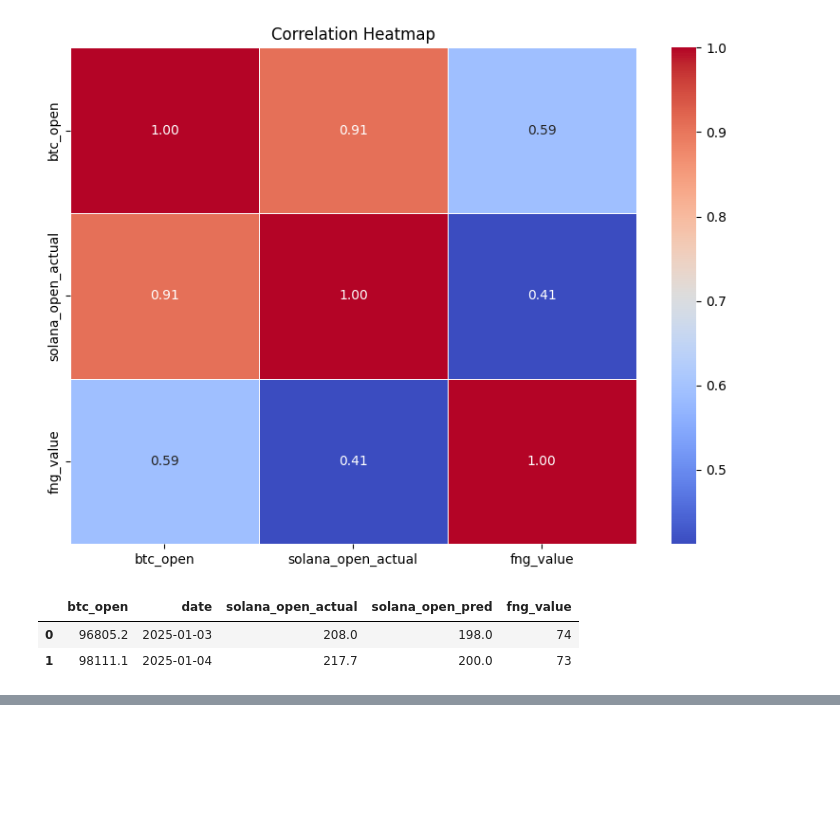
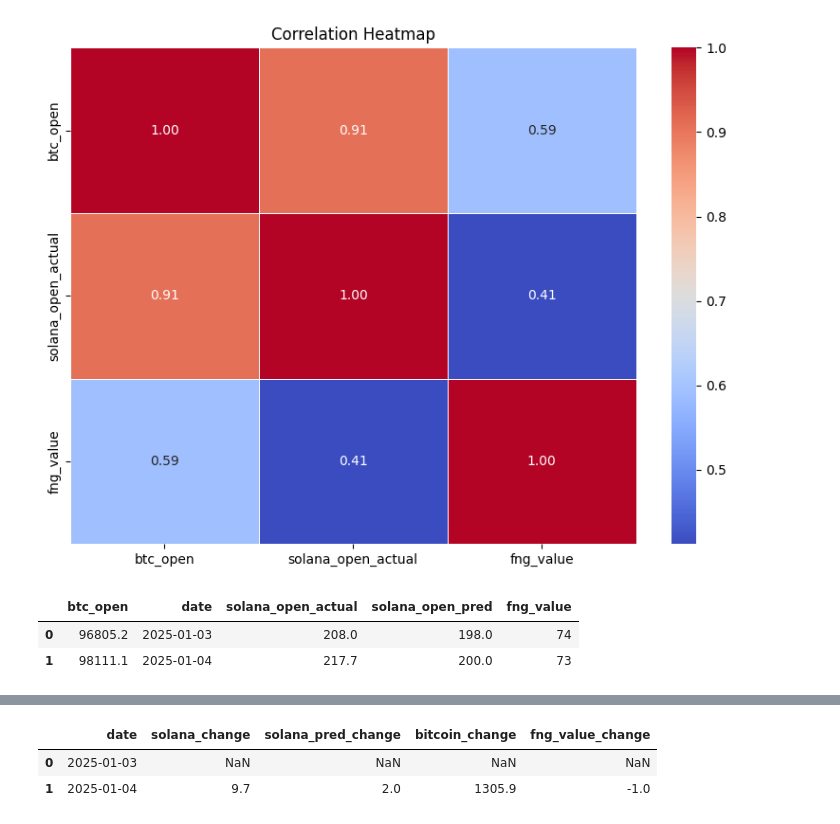
Before and after one commit to natassaf/ID2223-final-project, a Jupyter notebook: plots.ipynb, the cells around one changed output, grey strips where cells are left out. Cells and saved outputs as stored; diff of their text form; code cells hidden in the pictures; blank space fills up the shorter version.

Commit message:
added table for trend analysis

```diff
--- a/plots.ipynb
+++ b/plots.ipynb
@@ -276,7 +278,13 @@ trend_join
 | 0 | 96805.2 | 2025-01-03 | 208.0 | 198.0 | 74 |
 | 1 | 98111.1 | 2025-01-04 | 217.7 | 200.0 | 73 |
 # %%
-file_path='docs/assets/img/trend_analisis.png'
+file_path='docs/assets/img/trend_analisis_table.png'
 
-plot_trend_analysis(trend_join,file_path)
+trend_join['bitcoin_actual_change'] = trend_join['btc_open'].pct_change() * 100
+trend_join['solana_actual_change'] = trend_join['solana_open_actual'].pct_change() * 100
+trend_join['solana_predicted_change'] = trend_join['solana_open_pred'].pct_change() * 100
+trend_join = trend_join[['bitcoin_actual_change', 'solana_actual_change', 'solana_predicted_change', "fng_value"]]
+
+
+plot_trend_analysis_table(trend_join,file_path)
 # %% [output]
@@ -286 +294,7 @@ plot_trend_analysis(trend_join,file_path)
 [figure]
+# %%
+generate_trend_table(trend_join)
+# %% [output]
+|  | date | solana_change | solana_pred_change | bitcoin_change | fng_value_change |
+| 0 | 2025-01-03 | NaN | NaN | NaN | NaN |
+| 1 | 2025-01-04 | 9.7 | 2.0 | 1305.9 | -1.0 |
```
Also changed, not shown: parts of 8 cells of this notebook, 1 other file.
